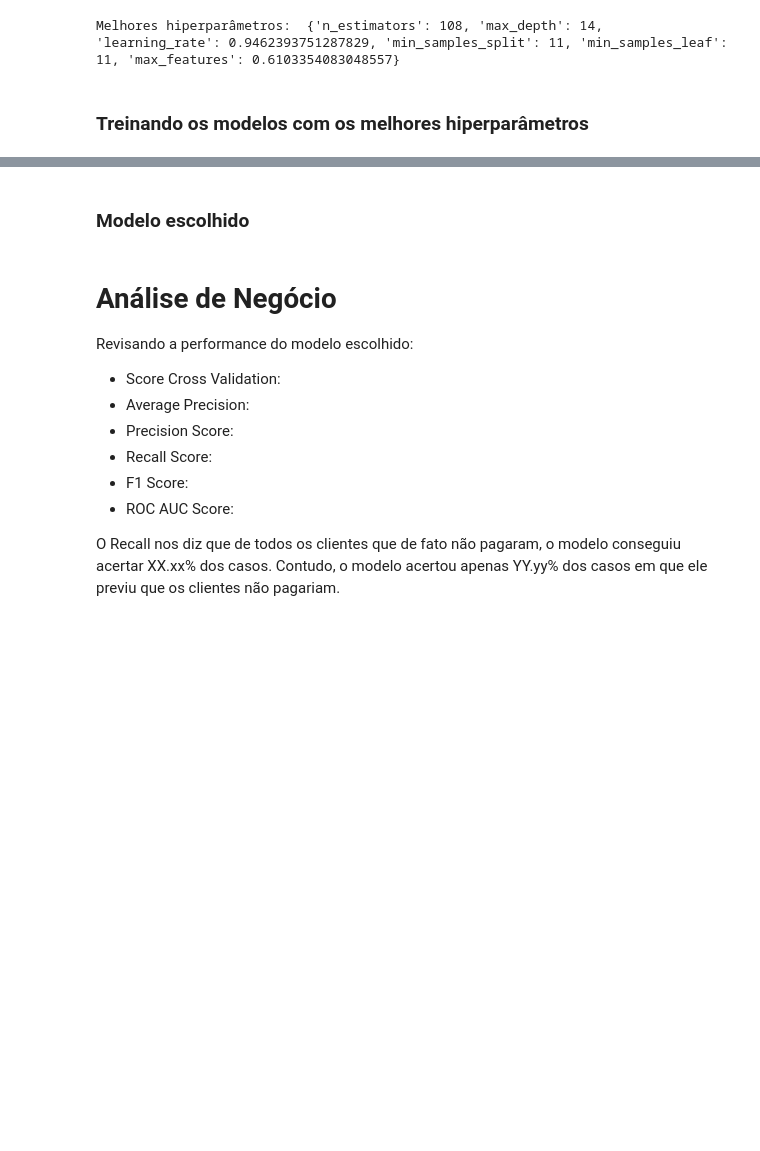
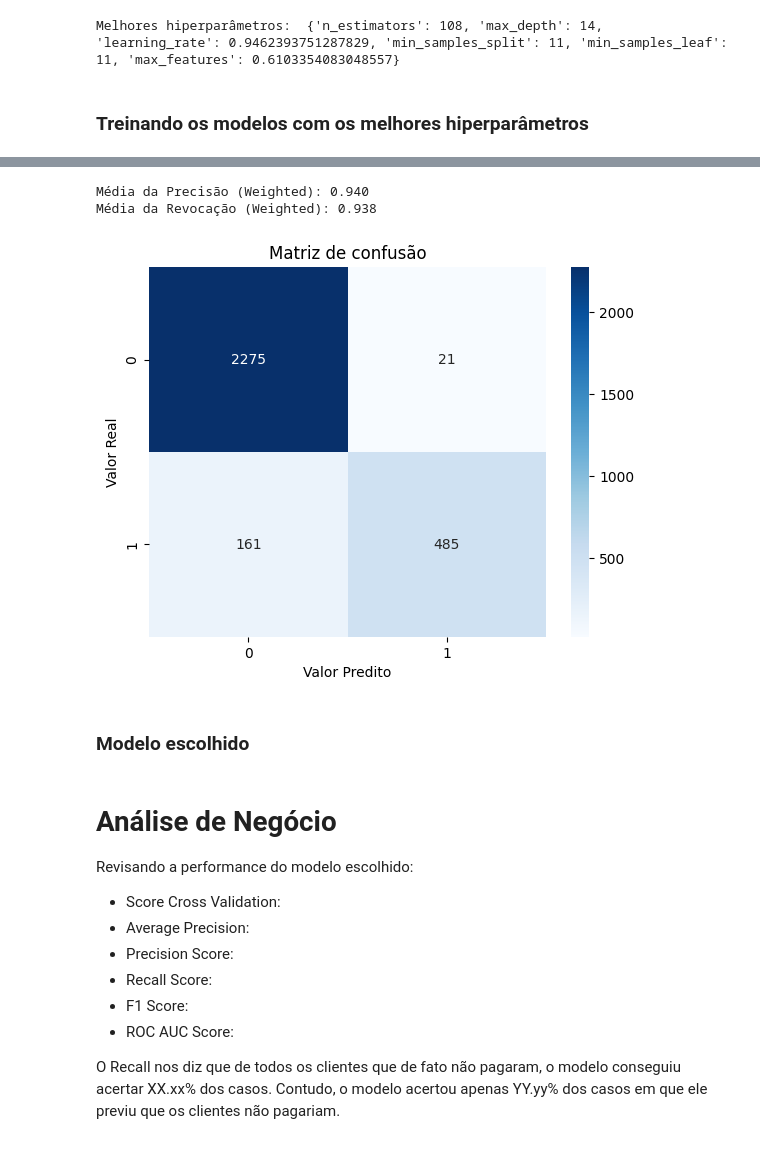
Before and after one commit to GBibiano/risco-credito, a Jupyter notebook: modelagem.ipynb, the cells around one changed output, grey strips where cells are left out. Saved outputs shown, nothing was run; the diff lists cells and outputs as text; code cells hidden in the pictures; blank space fills up the shorter version.

```diff
--- a/modelagem.ipynb
+++ b/modelagem.ipynb
@@ -556,3 +542,25 @@ gbc_treinado, _, _, _ = treinar_modelo(gradient_boost, X, y, True)
+# %%
+# treinando o gradient boosting classifier
+# precision_recall_curve baixo:  {'n_estimators': 108, 'max_depth': 14, 'learning_rate': 0.9462393751287829, 'min_samples_split': 11, 'min_samples_leaf': 11, 'max_features': 0.6103354083048557}
+# precisão/revocação: 0.868 / 0.866
+
+# precision_recall_curve alto: {'n_estimators': 211, 'max_depth': 15, 'learning_rate': 0.20832695130063011, 'min_samples_split': 8, 'min_samples_leaf': 4, 'max_features': 0.9883894035240187}
+# precisão/revocação: 0.940 / 0.938
+gradient_boost = GradientBoostingClassifier(
+    n_estimators=211,
+    max_depth=15,
+    learning_rate=0.20832695130063011,
+    min_samples_split=8,
+    min_samples_leaf=4,
+    max_features=0.9883894035240187,
+    random_state=47
+)
+
+gbc_treinado, _, _, _ = treinar_modelo(gradient_boost, X, y, True)
+# %% [output]
+Média da Precisão (Weighted): 0.940
+Média da Revocação (Weighted): 0.938
+[figure, added]
 # %% [markdown]
 ### Modelo escolhido
 # %%
```
Also changed, not shown: parts of 8 cells of this notebook.
